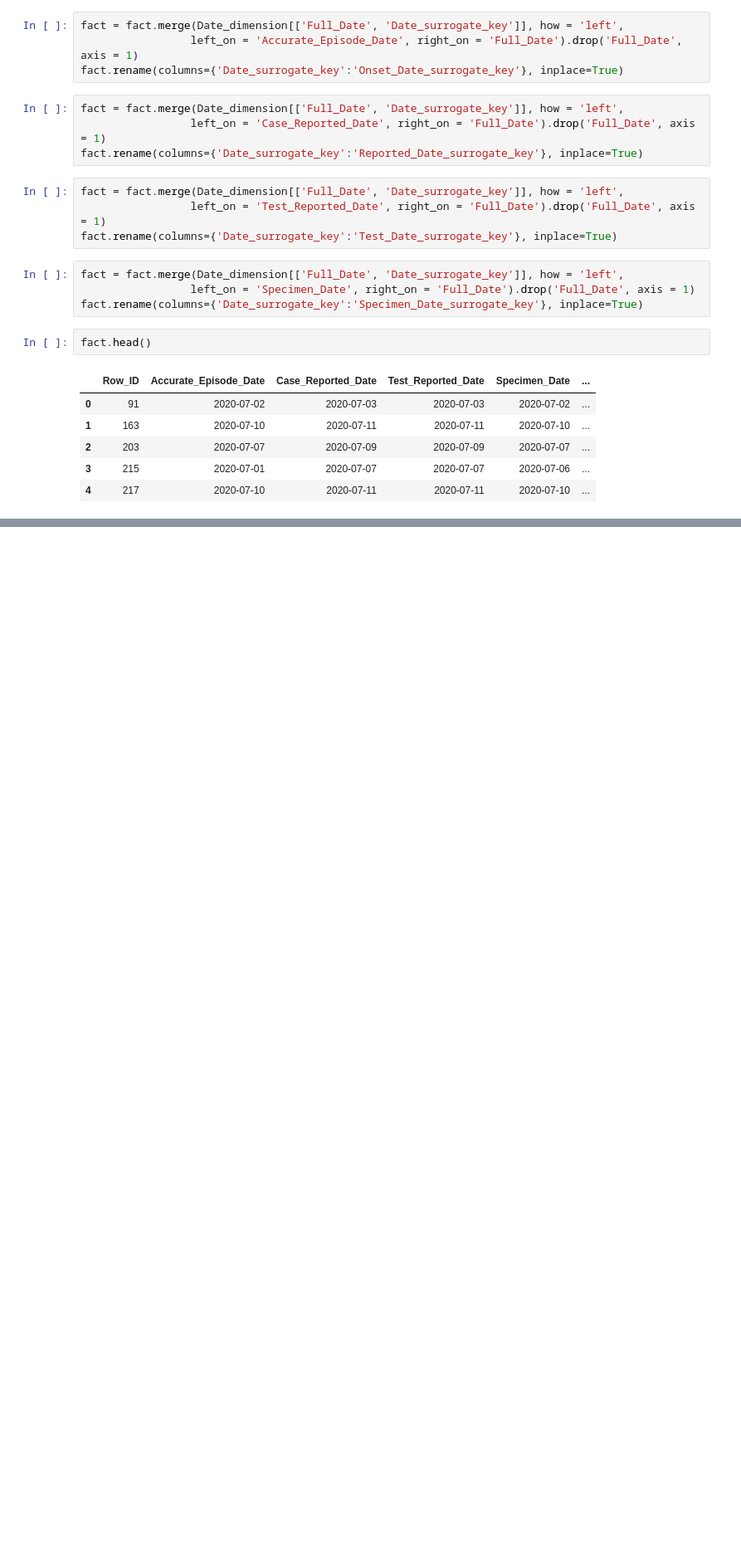
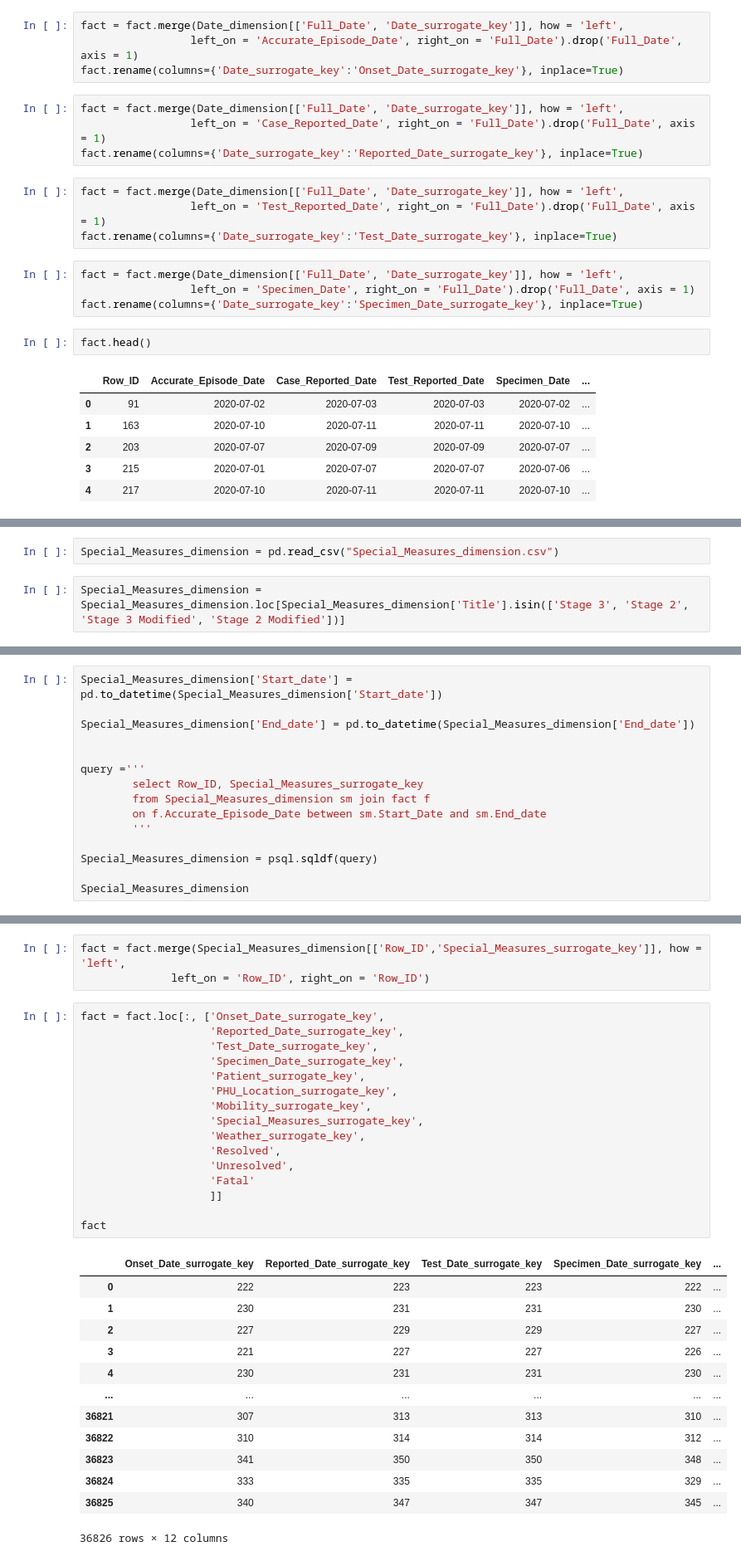
Before and after one commit to vekshan/Covid-19-Tracking-and-Lifestyle-Trends, a Jupyter notebook: generate_fact_table.ipynb, the cells around one changed output, grey strips where cells are left out. Shown: that part at 83% size. Saved outputs shown, nothing was run; the diff lists cells and outputs as text; blank space fills up the shorter version.

Commit message:
[NEW] Finalize Fact table and publish csv

```diff
--- a/generate_fact_table.ipynb
+++ b/generate_fact_table.ipynb
@@ -253,0 +257,4 @@ fact.head()
+# %%
+Special_Measures_dimension = pd.read_csv("Special_Measures_dimension.csv")
+# %%
+Special_Measures_dimension = Special_Measures_dimension.loc[Special_Measures_dimension['Title'].isin(['Stage 3', 'Stage 2', 'Stage 3 Modified', 'Stage 2 Modified'])]
@@ -253,0 +269,15 @@ fact.head()
+# %%
+Special_Measures_dimension['Start_date'] = pd.to_datetime(Special_Measures_dimension['Start_date'])
+
+Special_Measures_dimension['End_date'] = pd.to_datetime(Special_Measures_dimension['End_date'])
+
+
+query ='''
+        select Row_ID, Special_Measures_surrogate_key
+        from Special_Measures_dimension sm join fact f
+        on f.Accurate_Episode_Date between sm.Start_Date and sm.End_date
+        '''
+
+Special_Measures_dimension = psql.sqldf(query)
+
+Special_Measures_dimension
@@ -253,0 +298,33 @@ fact.head()
+# %%
+fact = fact.merge(Special_Measures_dimension[['Row_ID','Special_Measures_surrogate_key']], how = 'left',
+              left_on = 'Row_ID', right_on = 'Row_ID')
+# %%
+fact = fact.loc[:, ['Onset_Date_surrogate_key',
+                    'Reported_Date_surrogate_key',
+                    'Test_Date_surrogate_key',
+                    'Specimen_Date_surrogate_key',
+                    'Patient_surrogate_key',
+                    'PHU_Location_surrogate_key',
+                    'Mobility_surrogate_key',
+                    'Special_Measures_surrogate_key',
+                    'Weather_surrogate_key',
+                    'Resolved',
+                    'Unresolved',
+                    'Fatal'
+                    ]]
+
+fact
+# %% [output]
+|  | Onset_Date_surrogate_key | Reported_Date_surrogate_key | Test_Date_surrogate_key | Specimen_Date_surrogate_key | ... |
+| 0 | 222 | 223 | 223 | 222 | ... |
+| 1 | 230 | 231 | 231 | 230 | ... |
+| 2 | 227 | 229 | 229 | 227 | ... |
+| 3 | 221 | 227 | 227 | 226 | ... |
+| 4 | 230 | 231 | 231 | 230 | ... |
+| ... | ... | ... | ... | ... | ... |
+| 36821 | 307 | 313 | 313 | 310 | ... |
+| 36822 | 310 | 314 | 314 | 312 | ... |
+| 36823 | 341 | 350 | 350 | 348 | ... |
+| 36824 | 333 | 335 | 335 | 329 | ... |
+| 36825 | 340 | 347 | 347 | 345 | ... |
+36826 rows × 12 columns
```
Also changed, not shown: parts of 5 cells of this notebook, 1 other file.
